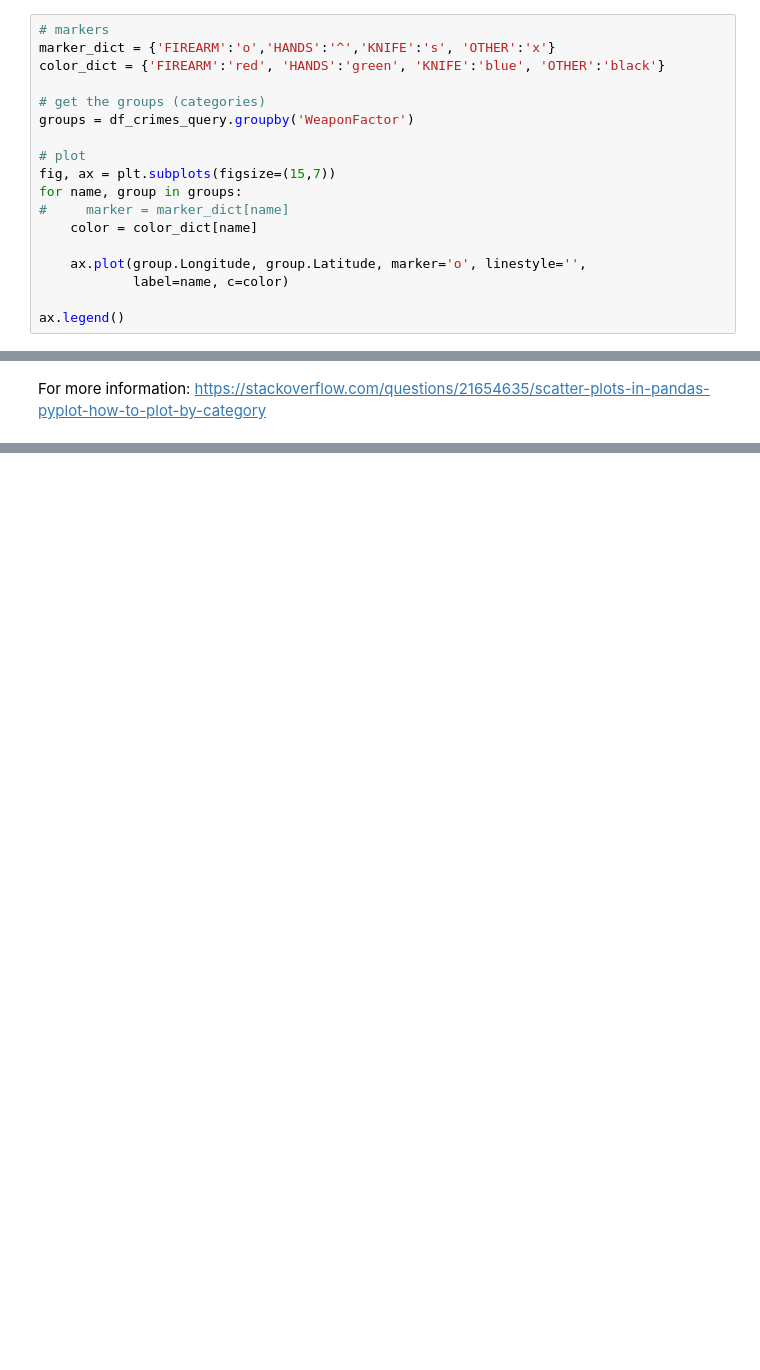
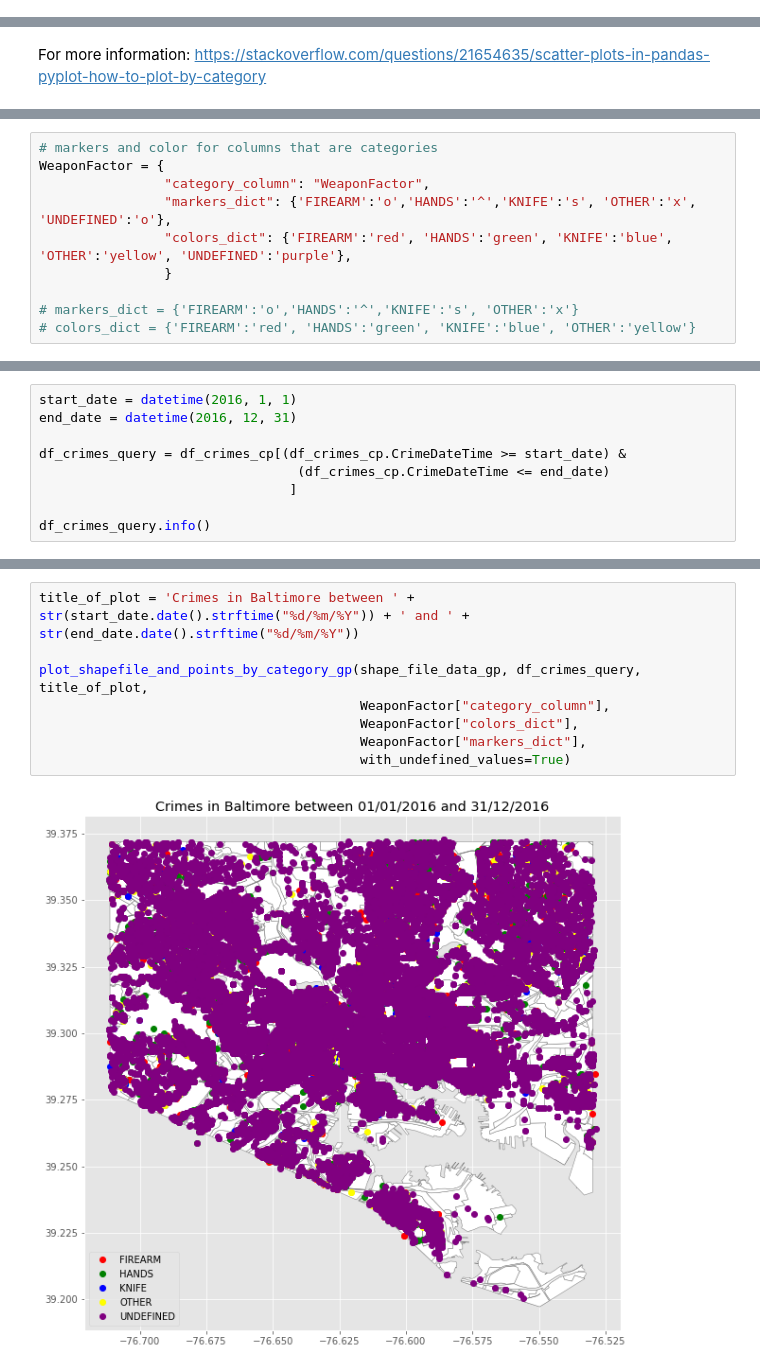
Before and after one commit to rmmariano/CAP386_intro_data_science, a Jupyter notebook: projeto/crimes_baltimore/crimes_baltimore.ipynb, the cells around one changed output, grey strips where cells are left out. Saved outputs shown, nothing was run; the diff lists cells and outputs as text; blank space fills up the shorter version.

```diff
--- a/projeto/crimes_baltimore/crimes_baltimore.ipynb
+++ b/projeto/crimes_baltimore/crimes_baltimore.ipynb
@@ -491,18 +501,0 @@ Categories (4, object): [FIREARM, HANDS, KNIFE, OTHER]
-# %%
-# markers
-marker_dict = {'FIREARM':'o','HANDS':'^','KNIFE':'s', 'OTHER':'x'}
-color_dict = {'FIREARM':'red', 'HANDS':'green', 'KNIFE':'blue', 'OTHER':'black'}
-
-# get the groups (categories)
-groups = df_crimes_query.groupby('WeaponFactor')
-
-# plot
-fig, ax = plt.subplots(figsize=(15,7))
-for name, group in groups:
-#     marker = marker_dict[name]
-    color = color_dict[name]
-
-    ax.plot(group.Longitude, group.Latitude, marker='o', linestyle='',
-            label=name, c=color)
-
-ax.legend()
@@ -542,0 +547,10 @@ ax.legend()
+# %%
+# markers and color for columns that are categories
+WeaponFactor = {
+                "category_column": "WeaponFactor",
+                "markers_dict": {'FIREARM':'o','HANDS':'^','KNIFE':'s', 'OTHER':'x', 'UNDEFINED':'o'},
+                "colors_dict": {'FIREARM':'red', 'HANDS':'green', 'KNIFE':'blue', 'OTHER':'yellow', 'UNDEFINED':'purple'},
+                }
+
+# markers_dict = {'FIREARM':'o','HANDS':'^','KNIFE':'s', 'OTHER':'x'}
+# colors_dict = {'FIREARM':'red', 'HANDS':'green', 'KNIFE':'blue', 'OTHER':'yellow'}
@@ -542,0 +636,9 @@ ax.legend()
+# %%
+start_date = datetime(2016, 1, 1)
+end_date = datetime(2016, 12, 31)
+
+df_crimes_query = df_crimes_cp[(df_crimes_cp.CrimeDateTime >= start_date) &
+                                 (df_crimes_cp.CrimeDateTime <= end_date)
+                                ]
+
+df_crimes_query.info()
@@ -542,0 +677,10 @@ ax.legend()
+# %%
+title_of_plot = 'Crimes in Baltimore between ' + str(start_date.date().strftime("%d/%m/%Y")) + ' and ' + str(end_date.date().strftime("%d/%m/%Y"))
+
+plot_shapefile_and_points_by_category_gp(shape_file_data_gp, df_crimes_query, title_of_plot,
+                                         WeaponFactor["category_column"],
+                                         WeaponFactor["colors_dict"],
+                                         WeaponFactor["markers_dict"],
+                                         with_undefined_values=True)
+# %% [output]
+[figure, added]
```
Also changed, not shown: parts of 102 cells of this notebook, 5 other files.
